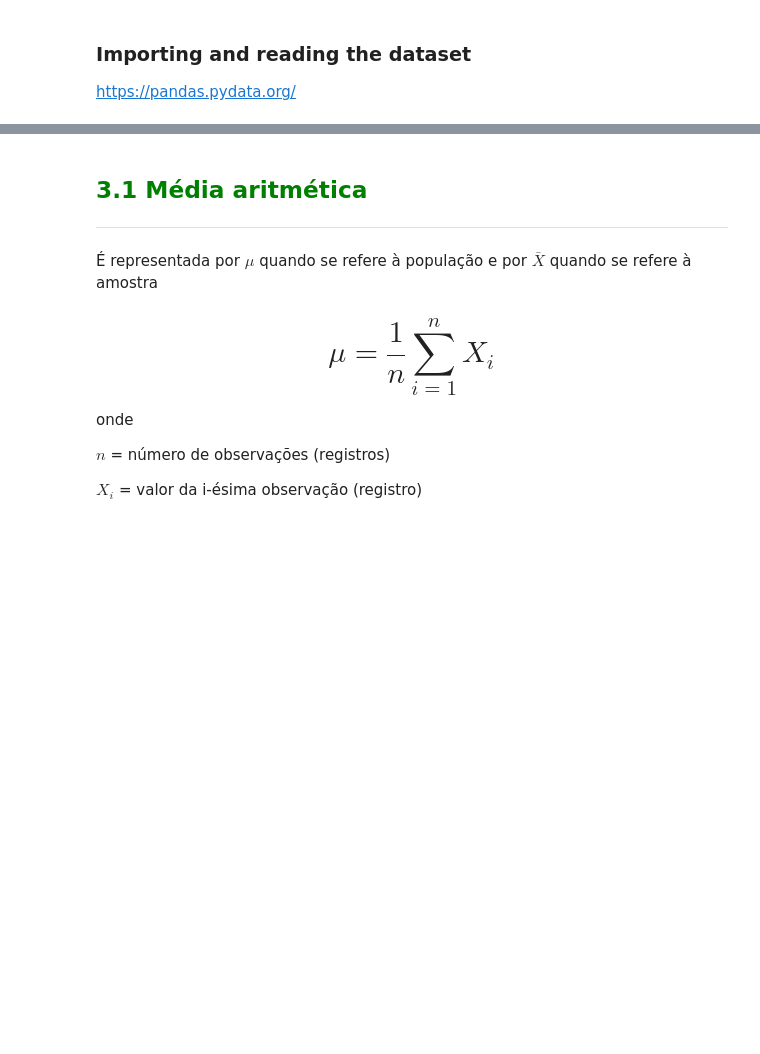
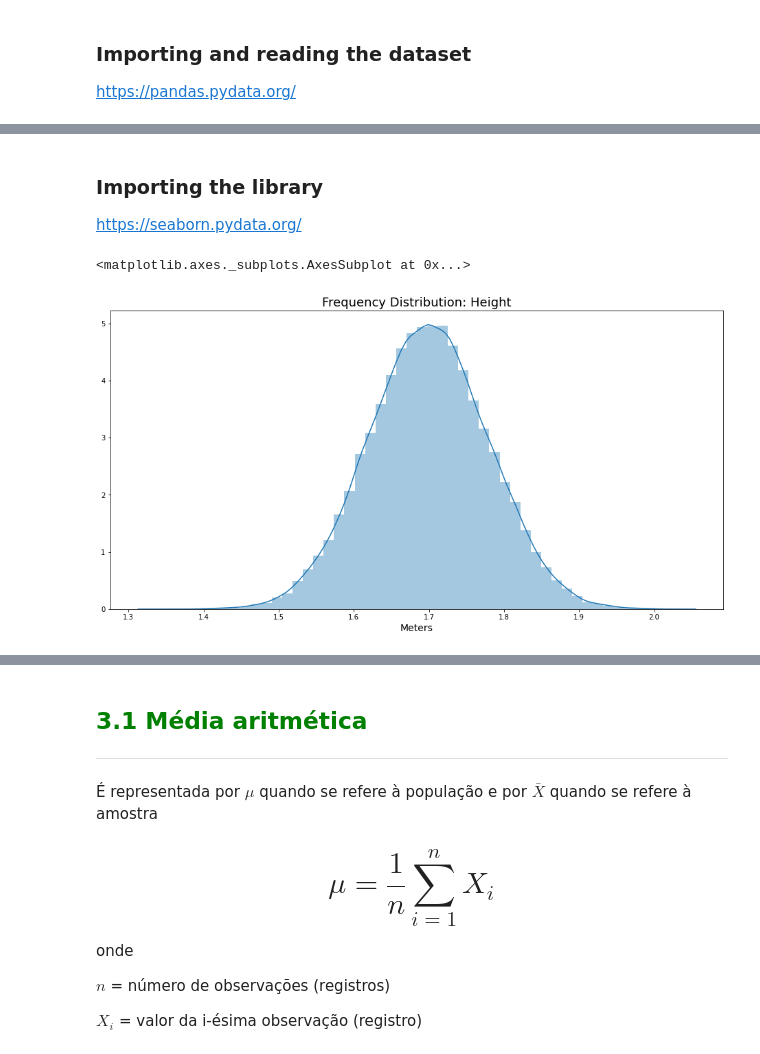
Before and after one commit to nathanqueija/myjourneytodatascience, a Jupyter notebook: 03_statistics_with_python_part1/studies.ipynb, the cells around one changed output, grey strips where cells are left out. Drawn from its saved outputs; the diff is of its cells as text; code cells hidden in the pictures; blank space fills up the shorter version.

Commit message:
statistics: more studies => frequency distribution

```diff
--- a/03_statistics_with_python_part1/studies.ipynb
+++ b/03_statistics_with_python_part1/studies.ipynb
@@ -236,0 +510,4 @@ https://seaborn.pydata.org/
+# %% [markdown]
+### Importing the library
+
+https://seaborn.pydata.org/
@@ -236,0 +516,9 @@ https://seaborn.pydata.org/
+# %%
+ax = sns.distplot(df["Height"])
+ax.figure.set_size_inches(16,8)
+ax.set_title('Frequency Distribution: Height', fontsize = 18)
+ax.set_xlabel('Meters', fontsize=14)
+ax
+# %% [output]
+<matplotlib.axes._subplots.AxesSubplot at 0x...>
+[figure, added]
```
Also changed, not shown: parts of 95 cells of this notebook.
